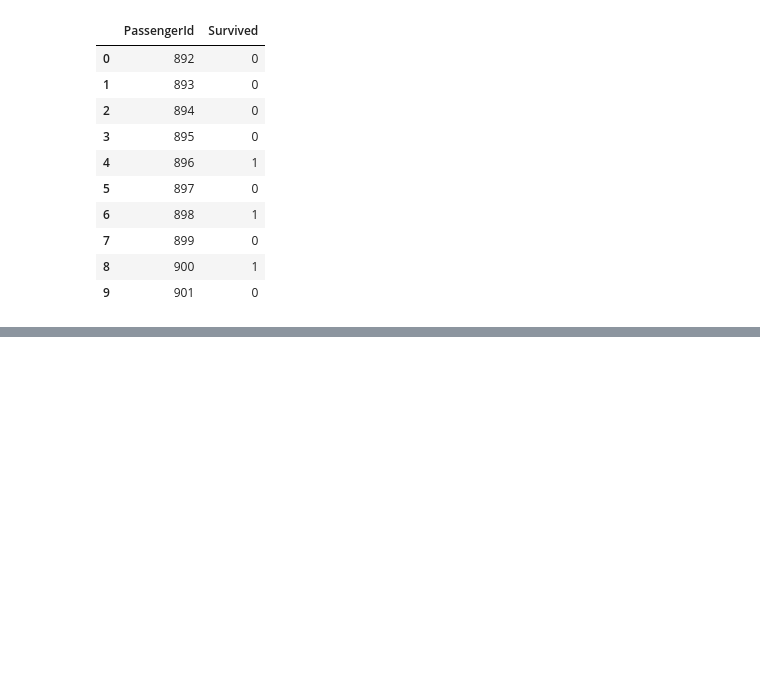
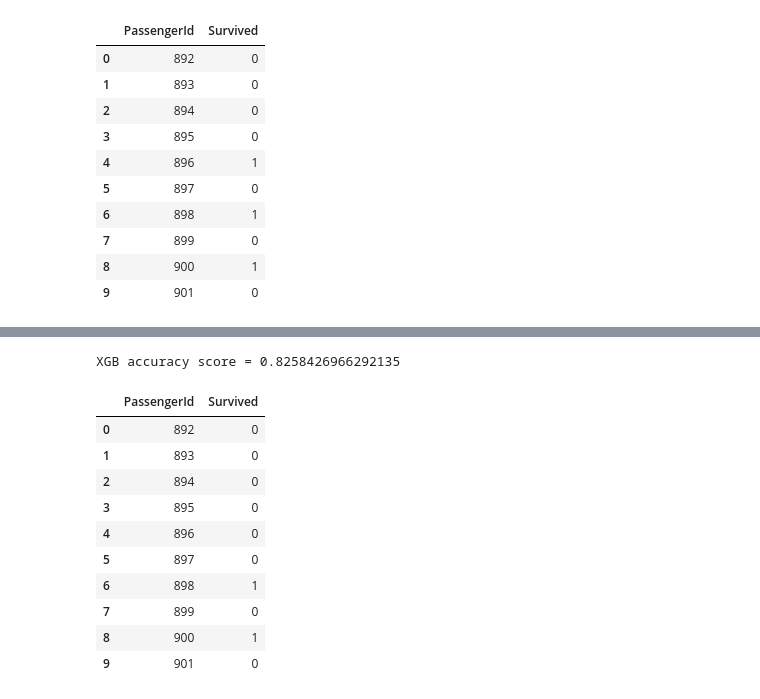
Before and after one commit to KaggleProjectsBenjaminDeporte/KaggleTitanic, a Jupyter notebook: Titanic_Ben.ipynb, the cells around one changed output, grey strips where cells are left out. Saved outputs shown, nothing was run; the diff lists cells and outputs as text; code cells hidden in the pictures; blank space fills up the shorter version.

```diff
--- a/Titanic_Ben.ipynb
+++ b/Titanic_Ben.ipynb
@@ -555,0 +560,10 @@ output.to_csv(submission_file_path, index=False)
+# %%
+clf_xgb = xgb.XGBClassifier(n_estimators=8,
+                            max_depth=3,
+                            )
+# %%
+
+clf_xgb.fit(X_train, y_train.to_numpy().reshape(len(y_train,)),
+            eval_set=[(X_test, y_test.to_numpy().reshape(len(y_test),))],
+            early_stopping_rounds=3
+            )
@@ -555,0 +589,28 @@ output.to_csv(submission_file_path, index=False)
+# %%
+print(f'XGB accuracy score = {clf_xgb.score(X_test, y_test)}')
+# %% [output]
+XGB accuracy score = 0.8258426966292135
+# %%
+ds_test = ut.load_full_test_dataset()
+
+passenger_id = ds_test['PassengerId']
+
+ds_test = pipe.transform(ds_test)
+
+y_pred = clf_xgb.predict(ds_test)
+
+output = pd.concat([pd.DataFrame(data=passenger_id), pd.DataFrame(data=y_pred, columns=['Survived'])], axis=1)
+# %%
+output.head(10)
+# %% [output]
+|  | PassengerId | Survived |
+| 0 | 892 | 0 |
+| 1 | 893 | 0 |
+| 2 | 894 | 0 |
+| 3 | 895 | 0 |
+| 4 | 896 | 0 |
+| 5 | 897 | 0 |
+| 6 | 898 | 1 |
+| 7 | 899 | 0 |
+| 8 | 900 | 1 |
+| 9 | 901 | 0 |
```
Also changed, not shown: parts of 5 cells of this notebook.
